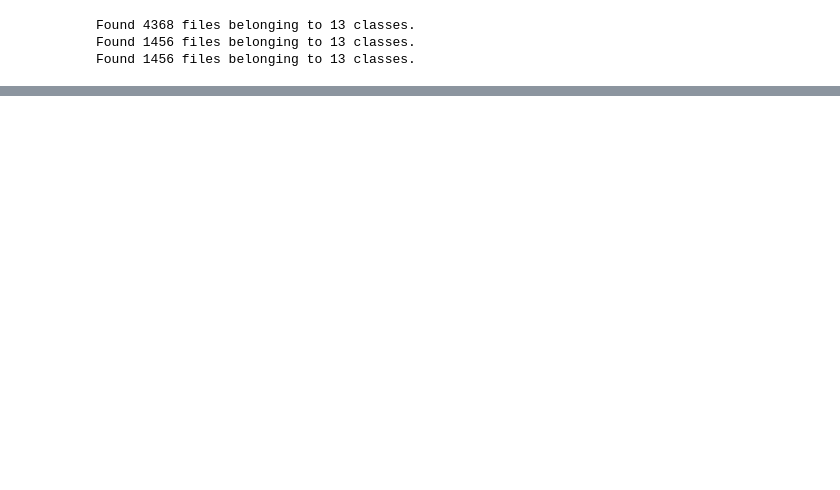
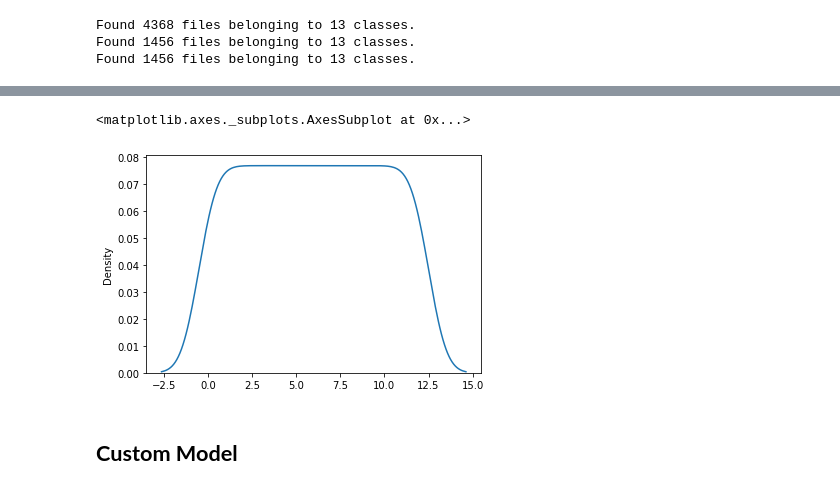
Before and after one commit to markrubin85/CP_Counterfeit_Detection, a Jupyter notebook: Banknote_CNN.ipynb, the cells around one changed output, grey strips where cells are left out. Cells and saved outputs as stored; diff of their text form; code cells hidden in the pictures; blank space fills up the shorter version.

```diff
--- a/Banknote_CNN.ipynb
+++ b/Banknote_CNN.ipynb
@@ -97,3 +98,13 @@ for image_batch, labels_batch in ds1_test:
+# %%
+len(y_test)
+test_counts = np.argmax(y_test, axis = 1)
+#plt.hist(test_counts)
+sns.kdeplot(test_counts,)
+# %% [output]
+<matplotlib.axes._subplots.AxesSubplot at 0x...>
+[figure, added]
+# %% [markdown]
+## **Custom Model**
 # %%
 num_classes = 13
 
```
Also changed, not shown: parts of 58 cells of this notebook.
